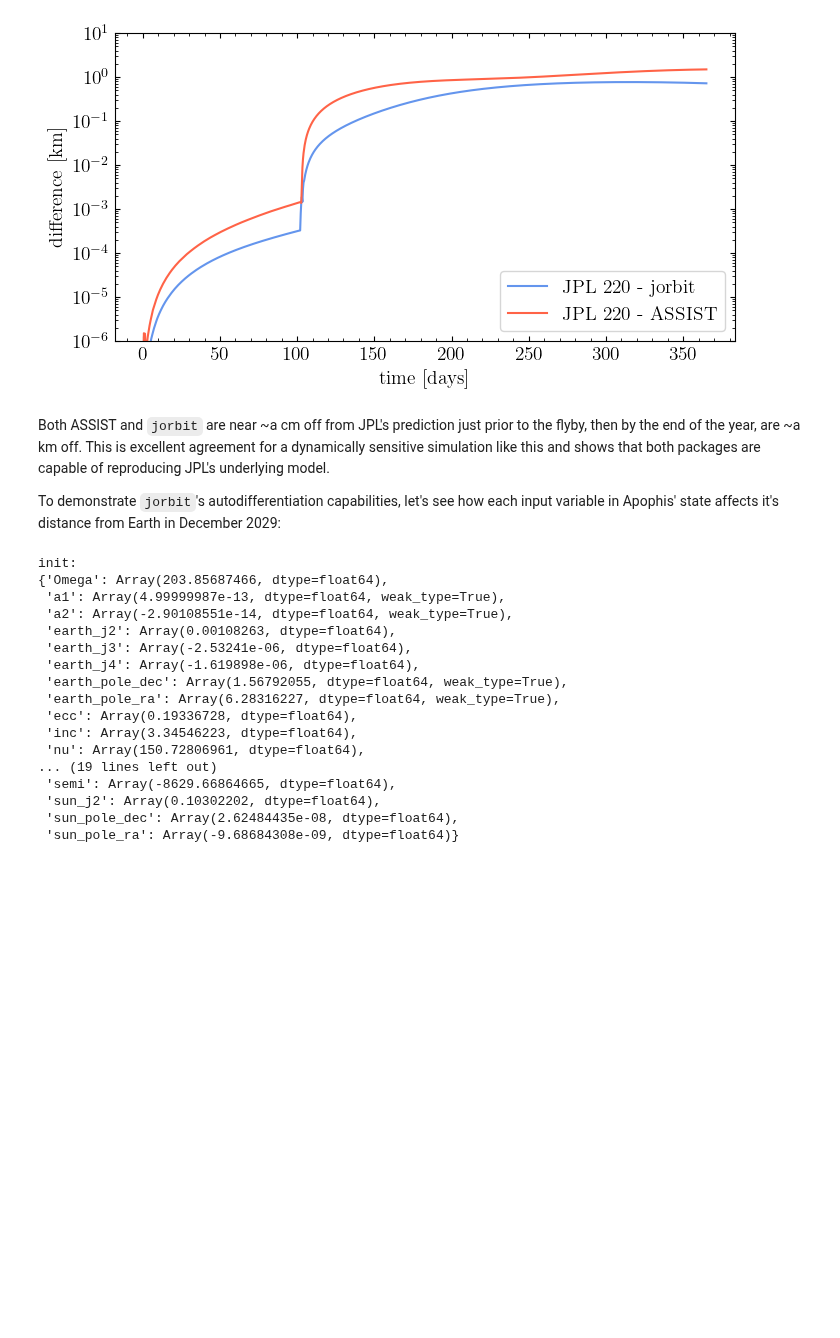
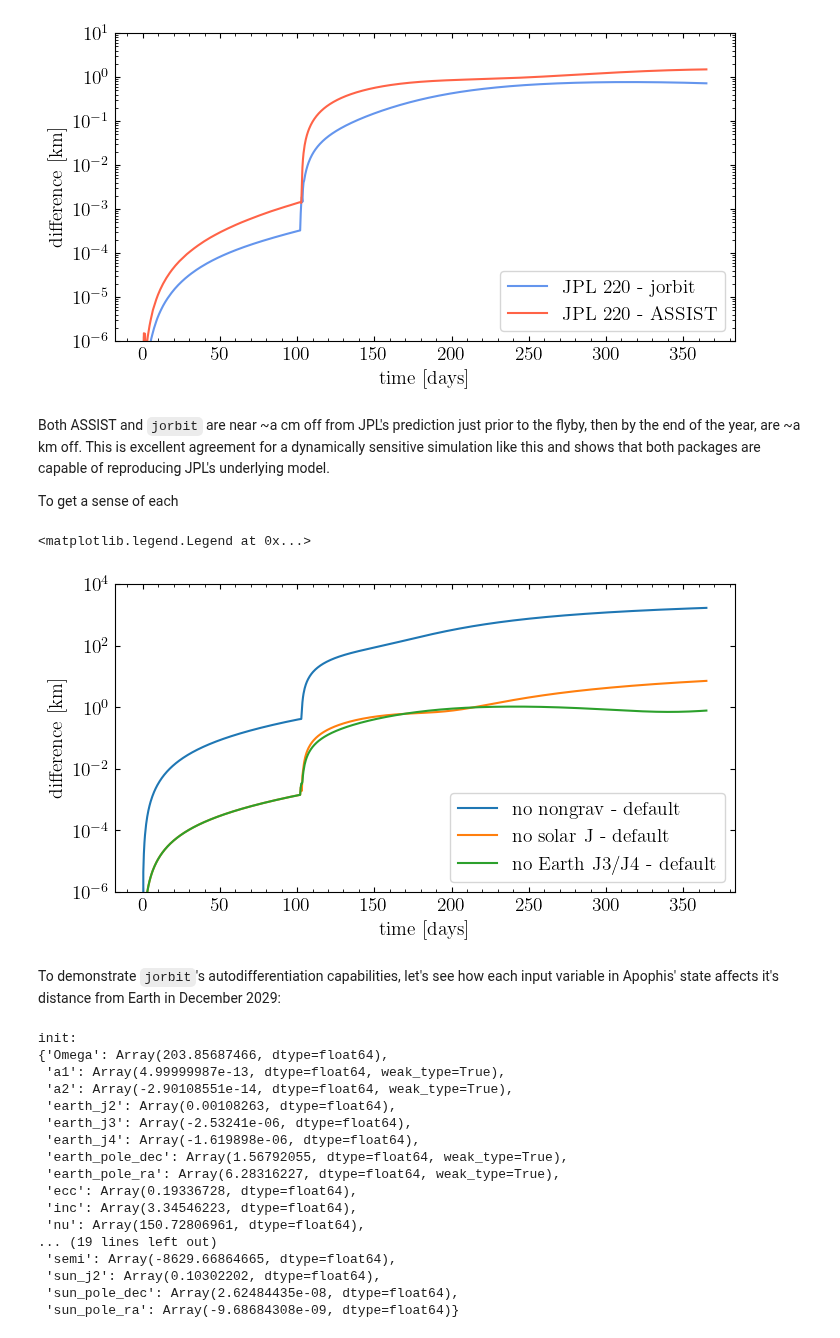
Before and after one commit to ben-cassese/jorbit, a Jupyter notebook: docs/tutorials/apophis_flyby.ipynb, the cells around one changed output. Drawn from its saved outputs; the diff is of its cells as text; code cells hidden in the pictures; blank space fills up the shorter version.

Commit message:
figure tweaks, fix test

```diff
--- a/docs/tutorials/apophis_flyby.ipynb
+++ b/docs/tutorials/apophis_flyby.ipynb
@@ -208,11 +208,7 @@ js = jnp.zeros((2, 3))
 js = js.at[0,0].set(SUN_J_HARMONICS[0])
 js = js.at[1].set(EARTH_J_HARMONICS)
 
-c = CartesianState(
-    x=jnp.array([jpl_220_xs[0]]),
-    v=jnp.array([jpl_220_vs[0]]),
-    time=times[0].tdb.jd,
-    acceleration_func_kwargs={
+acceleration_func_kwargs={
         "c2": SPEED_OF_LIGHT**2,
         "a1": jnp.array([4.999999873689e-13]), # the same non-grav coefficients
         "a2": jnp.array([-2.901085508711e-14]),
@@ -221,7 +217,13 @@ c = CartesianState(
         "js_pole_ra": jnp.array([286.13*jnp.pi/180, 359.99868*jnp.pi/180]), # the RA and Dec of the poles in April 2029
         "js_pole_dec": jnp.array([63.87*jnp.pi/180, 89.83523*jnp.pi/180]),
         "js": js,
-    },
+}
+
+c = CartesianState(
+    x=jnp.array([jpl_220_xs[0]]),
+    v=jnp.array([jpl_220_vs[0]]),
+    time=times[0].tdb.jd,
+    acceleration_func_kwargs=acceleration_func_kwargs,
 )
 
 p = Particle(state=c, gravity=acc_func)
@@ -248,4 +250,4 @@ ax.legend()
 # %% [markdown]
 Both ASSIST and `jorbit` are near ~a cm off from JPL's prediction just prior to the flyby, then by the end of the year, are ~a km off. This is excellent agreement for a dynamically sensitive simulation like this and shows that both packages are capable of reproducing JPL's underlying model.
 
-To demonstrate `jorbit`'s autodifferentiation capabilities, let's see how each input variable in Apophis' state affects it's distance from Earth in December 2029:
+To get a sense of each
@@ -252,3 +300,27 @@ To demonstrate `jorbit`'s autodifferentiation capabilities, let's see how each i
+# %%
+fig, ax = plt.subplots(figsize=(8, 4))
+ax.plot(
+    times.tdb.jd - times[0].tdb.jd,
+    jnp.linalg.norm(jorb_xs - jorb_xs_no_nongrav, axis=1) * u.au.to(u.km),
+    label="no nongrav - default",
+)
+ax.plot(
+    times.tdb.jd - times[0].tdb.jd,
+    jnp.linalg.norm(jorb_xs - jorb_xs_no_solar_j, axis=1) * u.au.to(u.km),
+    label="no solar J - default",
+)
+ax.plot(
+    times.tdb.jd - times[0].tdb.jd,
+    jnp.linalg.norm(jorb_xs - jorb_xs_no_earth_j3_j4, axis=1) * u.au.to(u.km),
+    label="no Earth J3/J4 - default",
+)
+ax.set(yscale="log", xlabel="time [days]", ylabel="difference [km]", ylim=(1e-6, 1e4))
+ax.legend()
+# %% [output]
+<matplotlib.legend.Legend at 0x...>
+[figure, added]
+# %% [markdown]
+To demonstrate `jorbit`'s autodifferentiation capabilities, let's see how each input variable in Apophis' state affects it's distance from Earth in December 2029:
 # %%
 earth_pos = eph.state(times[-1])["earth"]["x"].value
 
```
Also changed, not shown: parts of 1 cell of this notebook, 8 other files.
